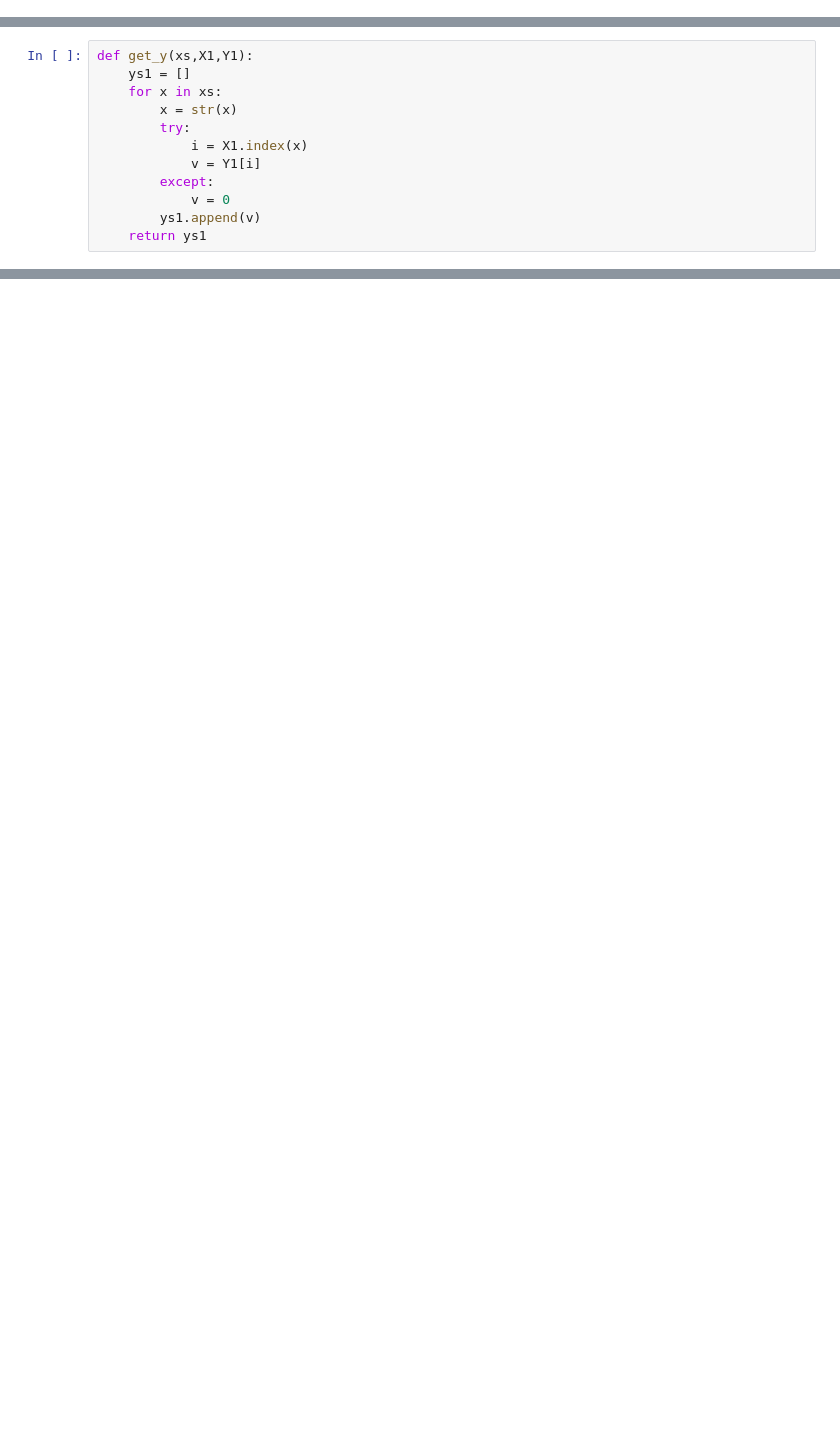
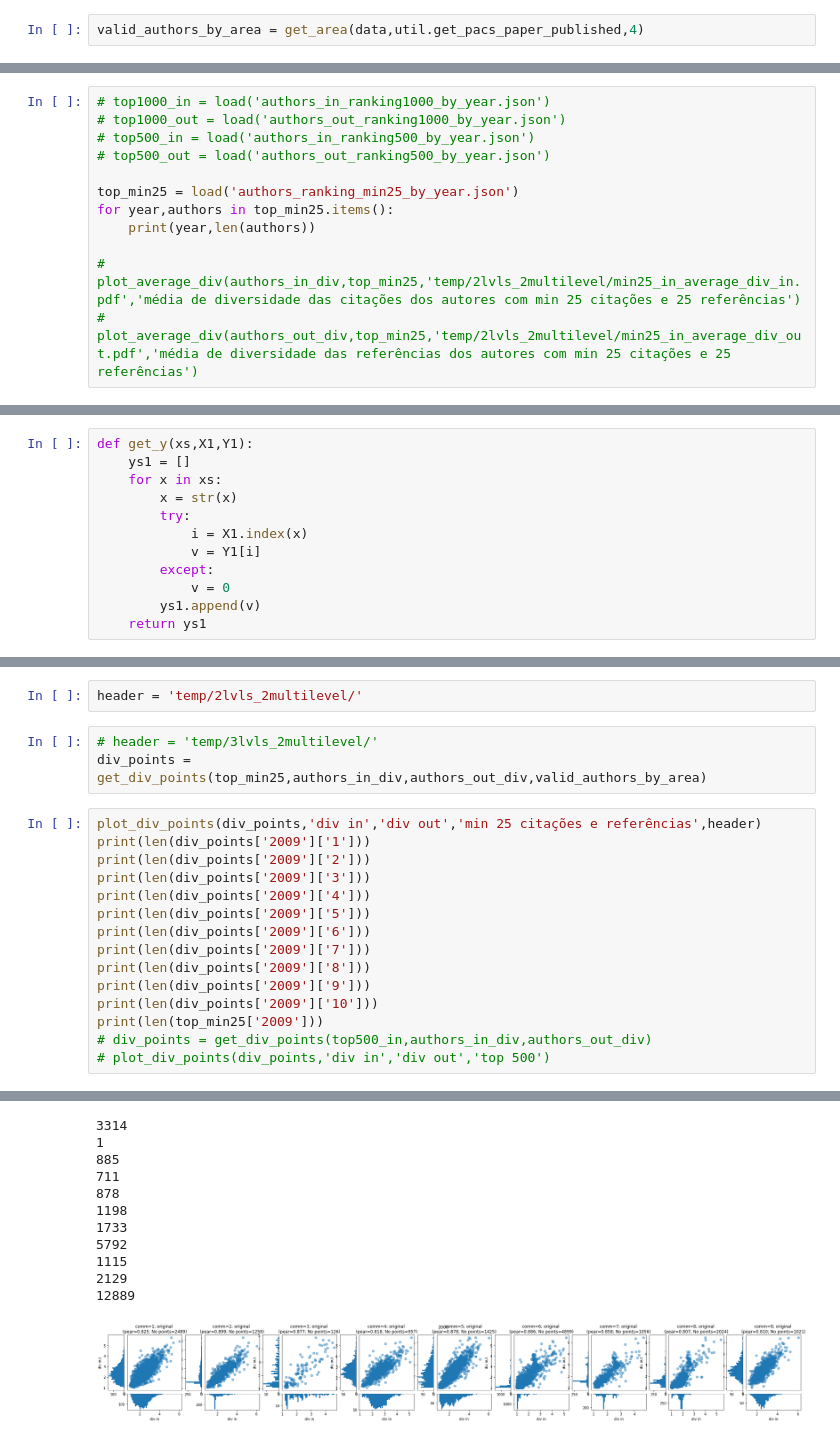
Before and after one commit to carolmb/associations_between_author_level_metrics, a Jupyter notebook: authors_div.ipynb, the cells around one changed output, grey strips where cells are left out. Drawn from its saved outputs; the diff is of its cells as text; blank space fills up the shorter version.

```diff
--- a/authors_div.ipynb
+++ b/authors_div.ipynb
@@ -199,4 +89,6 @@ history_in = load('data/authors_pac_in.json')
 authors_in_div = authors_div(history_in) # diversidade das publicações que citam o autor (author in)
+# %%
+valid_authors_by_area = get_area(data,util.get_pacs_paper_published,4)
 # %%
 # authors_num_in = load('num_of_citations.json') # número de citações do autor
 # authors_num_out = load('num_of_refs.json') # número de referências do autor
@@ -243,2 +97,14 @@ top1000_in
+# %%
+# top1000_in = load('authors_in_ranking1000_by_year.json')
+# top1000_out = load('authors_out_ranking1000_by_year.json')
+# top500_in = load('authors_in_ranking500_by_year.json')
+# top500_out = load('authors_out_ranking500_by_year.json')
+
+top_min25 = load('authors_ranking_min25_by_year.json')
+for year,authors in top_min25.items():
+    print(year,len(authors))
+
+# plot_average_div(authors_in_div,top_min25,'temp/2lvls_2multilevel/min25_in_average_div_in.pdf','média de diversidade das citações dos autores com min 25 citações e 25 referências')
+# plot_average_div(authors_out_div,top_min25,'temp/2lvls_2multilevel/min25_in_average_div_out.pdf','média de diversidade das referências dos autores com min 25 citações e 25 referências')
 # %%
 # top 10 average div
@@ -342,0 +280,21 @@ def plot_div_points(div_points,xlabel,ylabel,name):
+# %%
+header = 'temp/2lvls_2multilevel/'
+# %%
+# header = 'temp/3lvls_2multilevel/'
+div_points = get_div_points(top_min25,authors_in_div,authors_out_div,valid_authors_by_area)
+# %%
+plot_div_points(div_points,'div in','div out','min 25 citações e referências',header)
+print(len(div_points['2009']['1']))
+print(len(div_points['2009']['2']))
+print(len(div_points['2009']['3']))
+print(len(div_points['2009']['4']))
+print(len(div_points['2009']['5']))
+print(len(div_points['2009']['6']))
+print(len(div_points['2009']['7']))
+print(len(div_points['2009']['8']))
+print(len(div_points['2009']['9']))
+print(len(div_points['2009']['10']))
+print(len(top_min25['2009']))
+# div_points = get_div_points(top500_in,authors_in_div,authors_out_div)
+# plot_div_points(div_points,'div in','div out','top 500')
+# %% [output]
@@ -342,0 +318,12 @@ def plot_div_points(div_points,xlabel,ylabel,name):
+3314
+1
+885
+711
+878
+1198
+1733
+5792
+1115
+2129
+12889
+[figure, added]
```
Also changed, not shown: parts of 36 cells of this notebook, 51 other files.
